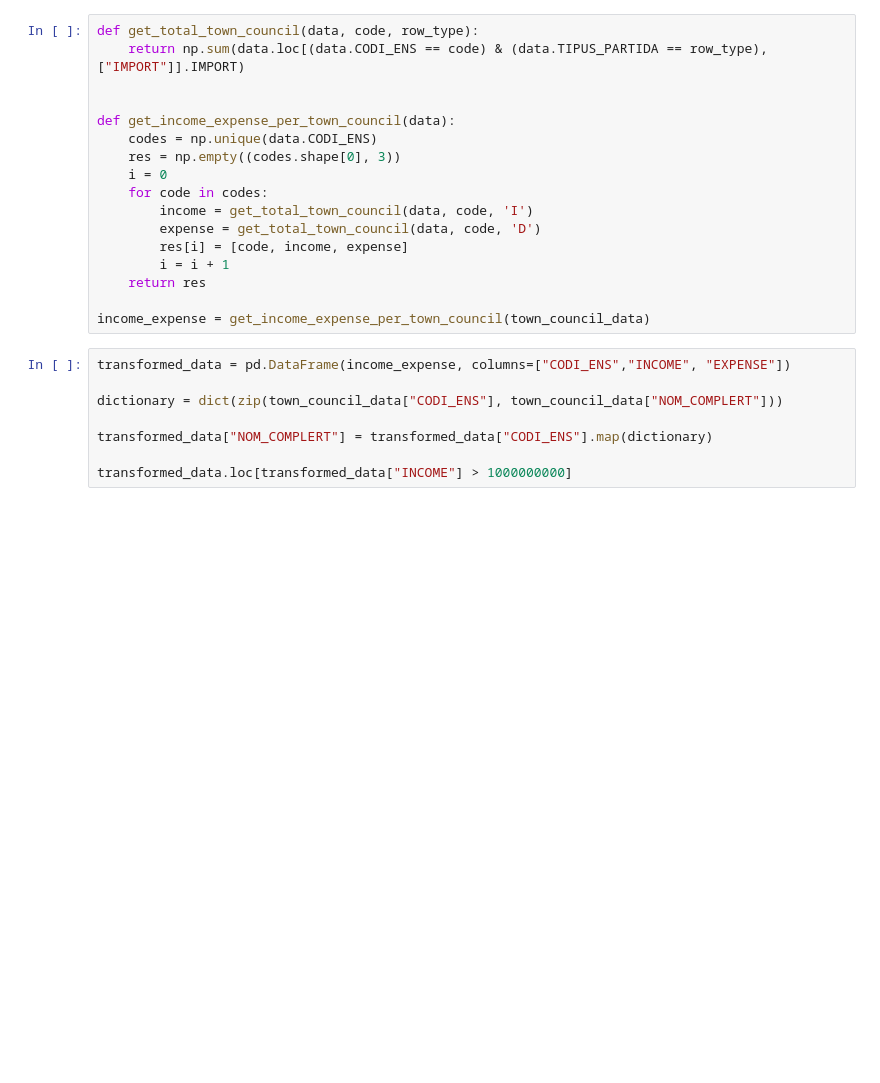
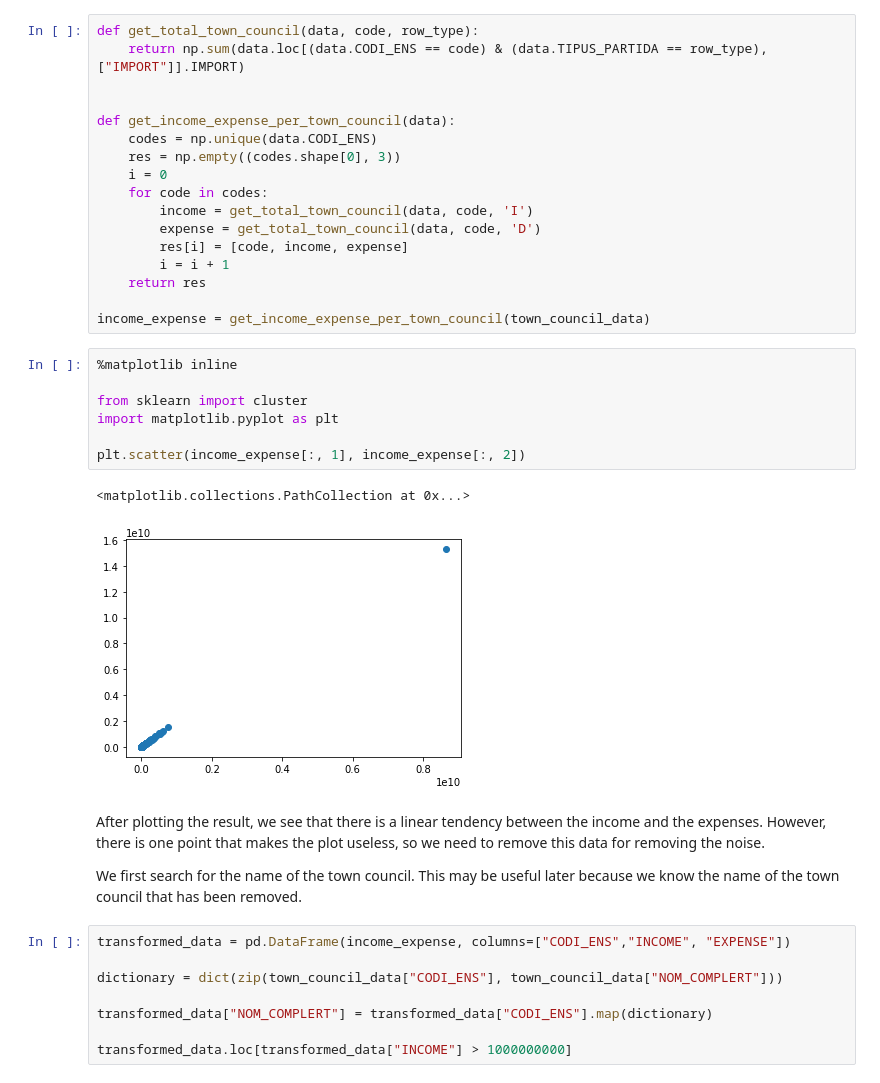
Before and after one commit to BigDataScience17-18/assignment-1-jordiadan_jordiromagosa, a Jupyter notebook: assignment_3.ipynb, the cells around one changed output. Cells and saved outputs as stored; diff of their text form; blank space fills up the shorter version.

```diff
--- a/assignment_3.ipynb
+++ b/assignment_3.ipynb
@@ -258,6 +262,20 @@ def get_income_expense_per_town_council(data):
     return res
 
 income_expense = get_income_expense_per_town_council(town_council_data)
+# %%
+%matplotlib inline
+
+from sklearn import cluster
+import matplotlib.pyplot as plt
+
+plt.scatter(income_expense[:, 1], income_expense[:, 2])
+# %% [output]
+<matplotlib.collections.PathCollection at 0x...>
+[figure, added]
+# %% [markdown]
+After plotting the result, we see that there is a linear tendency between the income and the expenses. However, there is one point that makes the plot useless, so we need to remove this data for removing the noise.
+
+We first search for the name of the town council. This may be useful later because we know the name of the town council that has been removed.
 # %%
 transformed_data = pd.DataFrame(income_expense, columns=["CODI_ENS","INCOME", "EXPENSE"])
 
```
Also changed, not shown: parts of 13 cells of this notebook.
